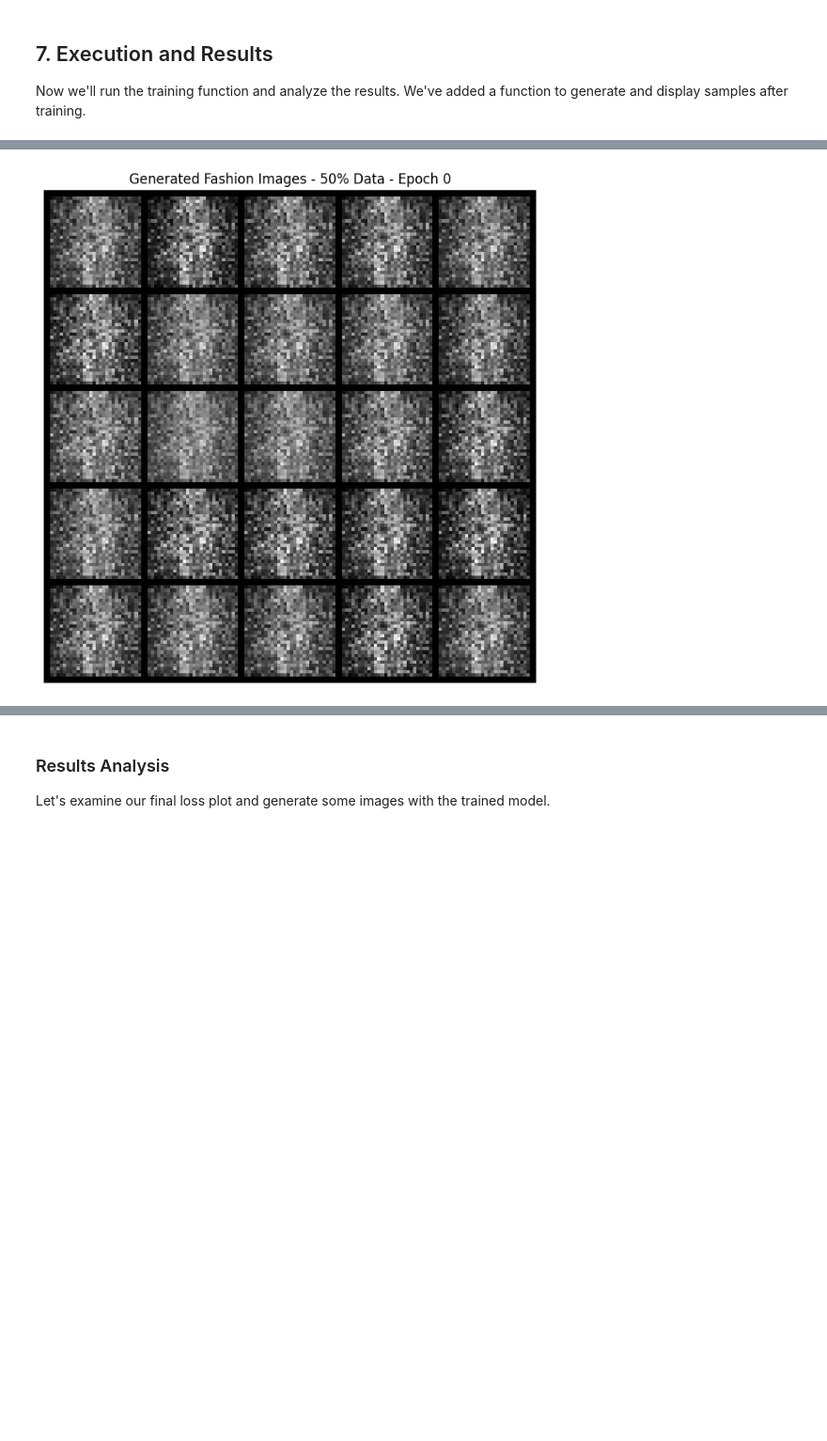
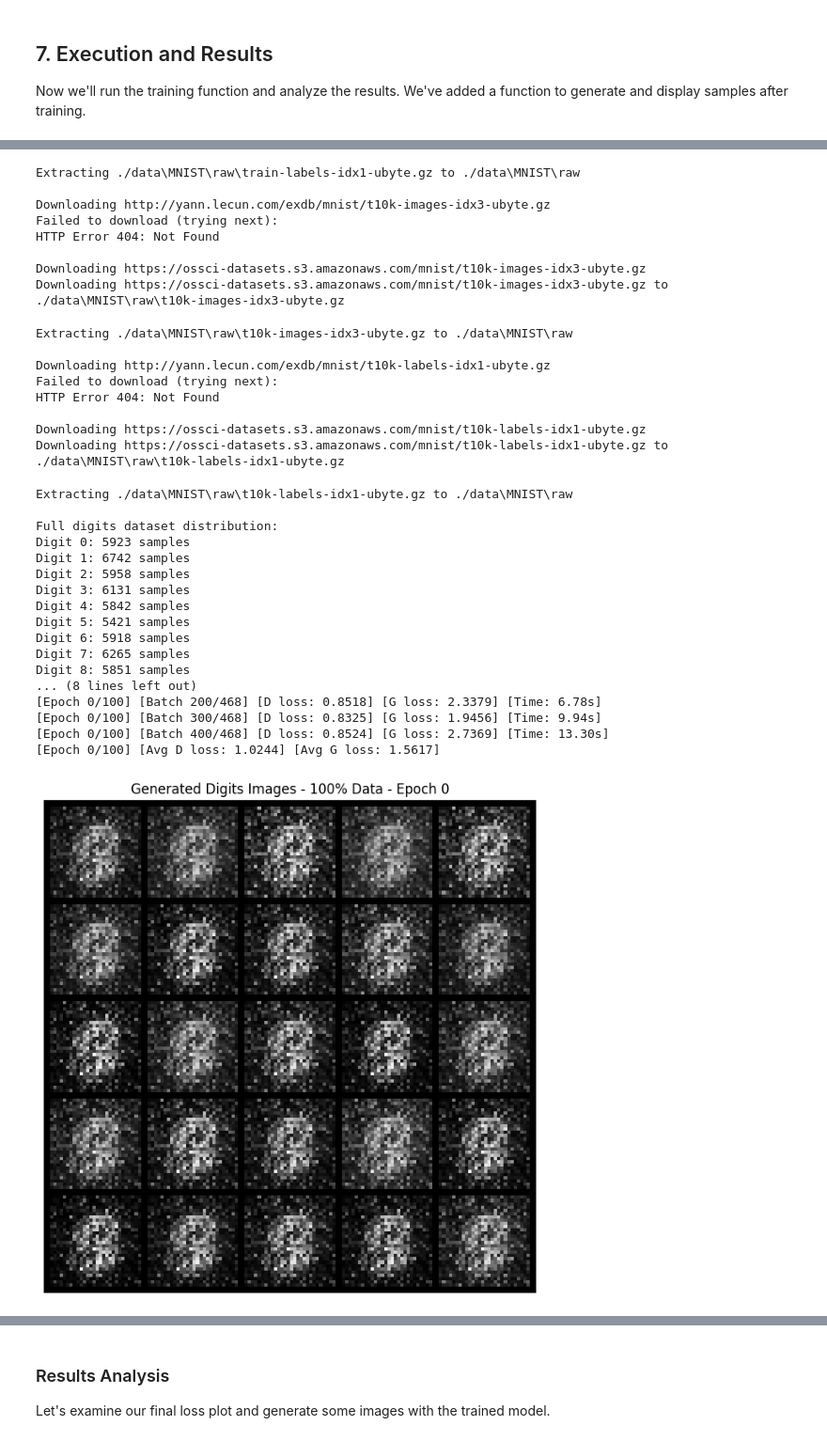
Before and after one commit to 03chrisk/GANs-Data-Diet, a Jupyter notebook: notebooks/test.ipynb, the cells around one changed output, grey strips where cells are left out. Shown at 94% size. Drawn from its saved outputs; the diff is of its cells as text; code cells hidden in the pictures; blank space fills up the shorter version.

```diff
--- a/notebooks/test.ipynb
+++ b/notebooks/test.ipynb
@@ -242,12 +241,3 @@ def load_data(subset_percentage=100, dataset_type='digits'):
     print(f"Number of batches: {len(data_loader)}")
 
     return data_loader, selected_dataset
-# %%
-set_random_seed(42)
-
-# Set the parameters for the data loading
-subset_percentage = 20
-dataset_type = 'fashion'
-
-# Load the dataset
-train_loader, train_dataset = load_data(subset_percentage, dataset_type)
@@ -489,8 +461,8 @@ def generate_samples(dataset_type):
 set_random_seed(42)
 
 # Parameters for the trainng run
-dataset_type = 'fashion'  # Change to 'fashion' for Fashion MNIST
-subset_percentage = 50
+dataset_type = 'digits'  # Change to 'fashion' for Fashion MNIST
+subset_percentage = 100
 
 # Train the GAN
 g_losses, d_losses = train_gan(subset_percentage, dataset_type)
@@ -515 +484,34 @@ Ankle boot: 6000 samples
+Extracting ./data\MNIST\raw\train-labels-idx1-ubyte.gz to ./data\MNIST\raw
+
+Downloading http://yann.lecun.com/exdb/mnist/t10k-images-idx3-ubyte.gz
+Failed to download (trying next):
+HTTP Error 404: Not Found
+
+Downloading https://ossci-datasets.s3.amazonaws.com/mnist/t10k-images-idx3-ubyte.gz
+Downloading https://ossci-datasets.s3.amazonaws.com/mnist/t10k-images-idx3-ubyte.gz to ./data\MNIST\raw\t10k-images-idx3-ubyte.gz
+Extracting ./data\MNIST\raw\t10k-images-idx3-ubyte.gz to ./data\MNIST\raw
+
+Downloading http://yann.lecun.com/exdb/mnist/t10k-labels-idx1-ubyte.gz
+Failed to download (trying next):
+HTTP Error 404: Not Found
+
+Downloading https://ossci-datasets.s3.amazonaws.com/mnist/t10k-labels-idx1-ubyte.gz
+Downloading https://ossci-datasets.s3.amazonaws.com/mnist/t10k-labels-idx1-ubyte.gz to ./data\MNIST\raw\t10k-labels-idx1-ubyte.gz
+Extracting ./data\MNIST\raw\t10k-labels-idx1-ubyte.gz to ./data\MNIST\raw
+
+Full digits dataset distribution:
+Digit 0: 5923 samples
+Digit 1: 6742 samples
+Digit 2: 5958 samples
+Digit 3: 6131 samples
+Digit 4: 5842 samples
+Digit 5: 5421 samples
+Digit 6: 5918 samples
+Digit 7: 6265 samples
+Digit 8: 5851 samples
+... (8 lines left out)
+[Epoch 0/100] [Batch 200/468] [D loss: 0.8518] [G loss: 2.3379] [Time: 6.78s]
+[Epoch 0/100] [Batch 300/468] [D loss: 0.8325] [G loss: 1.9456] [Time: 9.94s]
+[Epoch 0/100] [Batch 400/468] [D loss: 0.8524] [G loss: 2.7369] [Time: 13.30s]
+[Epoch 0/100] [Avg D loss: 1.0244] [Avg G loss: 1.5617]
-[figure, old version]
+[figure, new version]
```
Also changed, not shown: parts of 5 cells of this notebook, 12 other files.
